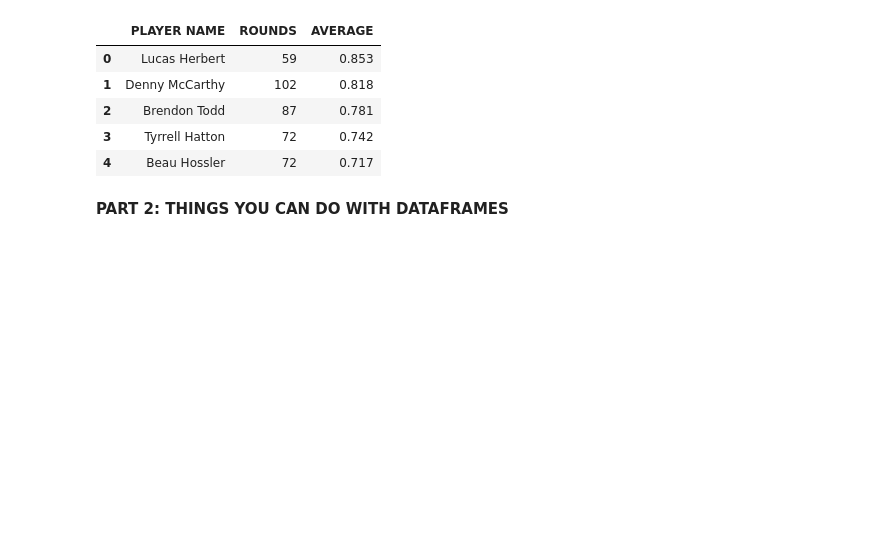
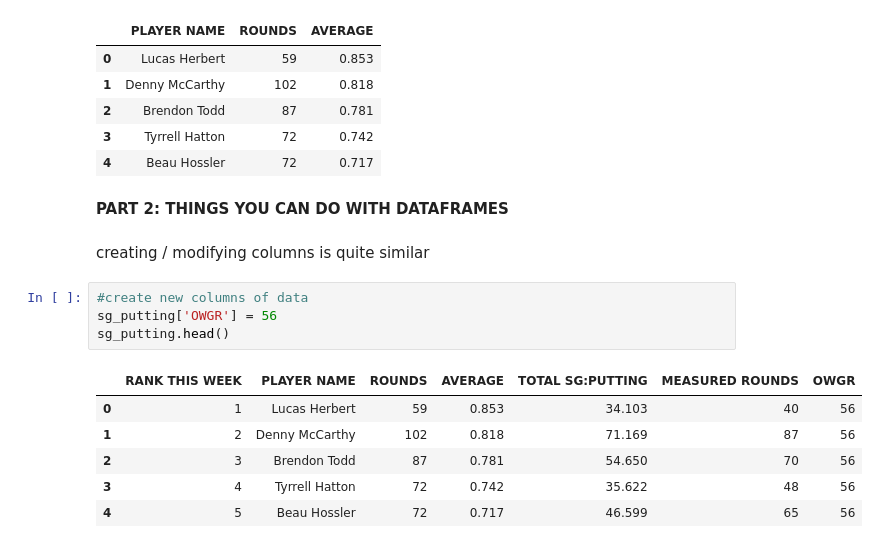
Before and after one commit to wcrowley342/leantocodefantasyfootball, a Jupyter notebook: Learn_to_code_with_fantasy_football.ipynb, the cells around one changed output. Saved outputs shown, nothing was run; the diff lists cells and outputs as text; blank space fills up the shorter version.

```diff
--- a/Learn_to_code_with_fantasy_football.ipynb
+++ b/Learn_to_code_with_fantasy_football.ipynb
@@ -114,3 +120,16 @@ sg_putting[['PLAYER NAME', 'ROUNDS', 'AVERAGE']].head()
 | 4 | Beau Hossler | 72 | 0.717 |
 # %% [markdown]
 **PART 2: THINGS YOU CAN DO WITH DATAFRAMES**
+# %% [markdown]
+creating / modifying columns is quite similar
+# %%
+#create new columns of data
+sg_putting['OWGR'] = 56
+sg_putting.head()
+# %% [output]
+|  | RANK THIS WEEK | PLAYER NAME | ROUNDS | AVERAGE | TOTAL SG:PUTTING | MEASURED ROUNDS | OWGR |
+| 0 | 1 | Lucas Herbert | 59 | 0.853 | 34.103 | 40 | 56 |
+| 1 | 2 | Denny McCarthy | 102 | 0.818 | 71.169 | 87 | 56 |
+| 2 | 3 | Brendon Todd | 87 | 0.781 | 54.650 | 70 | 56 |
+| 3 | 4 | Tyrrell Hatton | 72 | 0.742 | 35.622 | 48 | 56 |
+| 4 | 5 | Beau Hossler | 72 | 0.717 | 46.599 | 65 | 56 |
```
Also changed, not shown: parts of 4 cells of this notebook.
